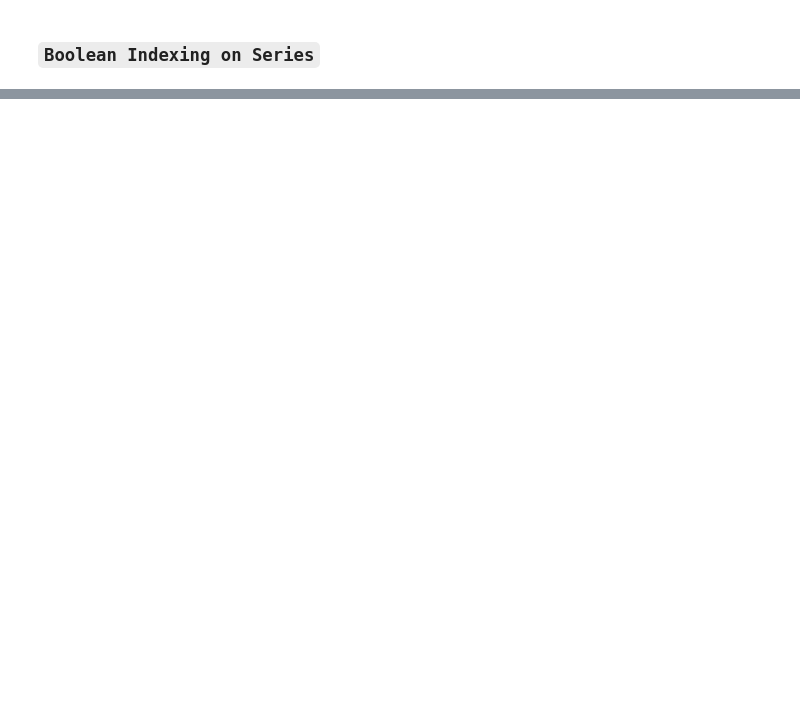
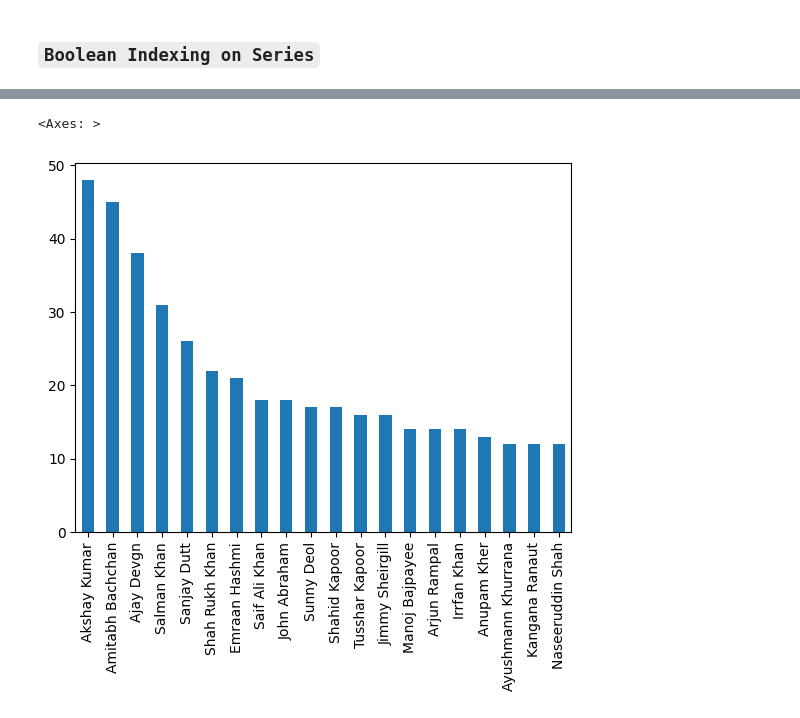
Before and after one commit to Akash11gavhane/Python, a Jupyter notebook: Pandas/session-16_Pandas_series.ipynb, the cells around one changed output, grey strips where cells are left out. Saved outputs shown, nothing was run; the diff lists cells and outputs as text; code cells hidden in the pictures; blank space fills up the shorter version.

```diff
--- a/Pandas/session-16_Pandas_series.ipynb
+++ b/Pandas/session-16_Pandas_series.ipynb
@@ -682,0 +1091,7 @@ Error:
+# %%
+
+
+movies.value_counts().head(20).plot(kind = "bar")
+# %% [output]
+<Axes: >
+[figure, added]
```
Also changed, not shown: parts of 141 cells of this notebook, 1 other file.
